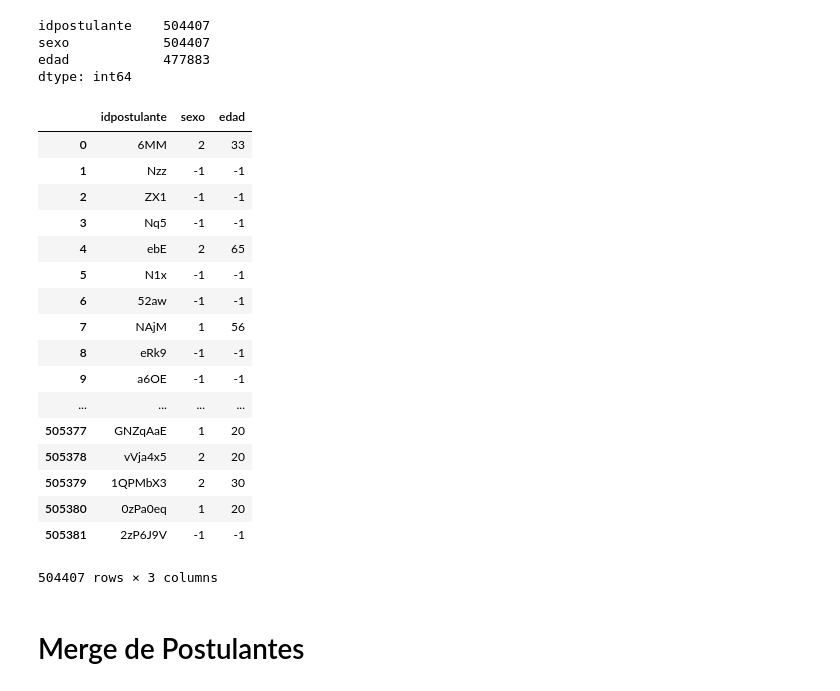
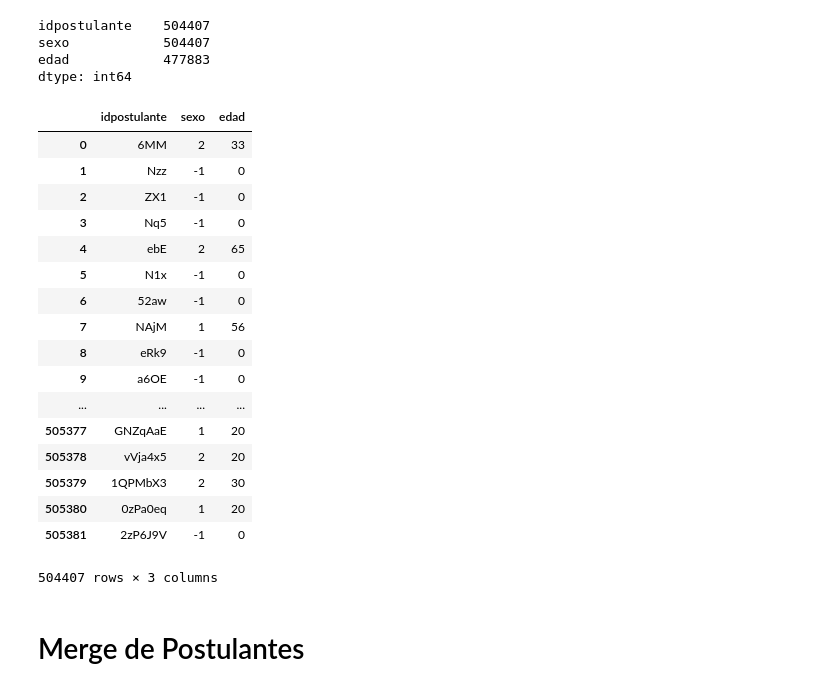
Before and after one commit to PRPablo/dataJobSearches, a Jupyter notebook: prediction/1-Limpieza-Adri-2.ipynb, the cells around one changed output. Cells and saved outputs as stored; diff of their text form; code cells hidden in the pictures.

```diff
--- a/prediction/1-Limpieza-Adri-2.ipynb
+++ b/prediction/1-Limpieza-Adri-2.ipynb
@@ -148,27 +147,27 @@ sexo            504407
 edad            477883
 dtype: int64
 # %%
-post_gen_edad.fillna(-1, inplace=True)
+post_gen_edad.fillna(0, inplace=True)
 post_gen_edad['edad'] = post_gen_edad['edad'].astype(int)
 post_gen_edad
 # %% [output]
 |  | idpostulante | sexo | edad |
 | 0 | 6MM | 2 | 33 |
-| 1 | Nzz | -1 | -1 |
-| 2 | ZX1 | -1 | -1 |
-| 3 | Nq5 | -1 | -1 |
+| 1 | Nzz | -1 | 0 |
+| 2 | ZX1 | -1 | 0 |
+| 3 | Nq5 | -1 | 0 |
 | 4 | ebE | 2 | 65 |
-| 5 | N1x | -1 | -1 |
-| 6 | 52aw | -1 | -1 |
+| 5 | N1x | -1 | 0 |
+| 6 | 52aw | -1 | 0 |
 | 7 | NAjM | 1 | 56 |
-| 8 | eRk9 | -1 | -1 |
-| 9 | a6OE | -1 | -1 |
+| 8 | eRk9 | -1 | 0 |
+| 9 | a6OE | -1 | 0 |
 | ... | ... | ... | ... |
 | 505377 | GNZqAaE | 1 | 20 |
 | 505378 | vVja4x5 | 2 | 20 |
 | 505379 | 1QPMbX3 | 2 | 30 |
 | 505380 | 0zPa0eq | 1 | 20 |
-| 505381 | 2zP6J9V | -1 | -1 |
+| 505381 | 2zP6J9V | -1 | 0 |
 504407 rows × 3 columns
 # %% [markdown]
 # Merge de Postulantes
```
Also changed, not shown: parts of 49 cells of this notebook, 4 other files.
